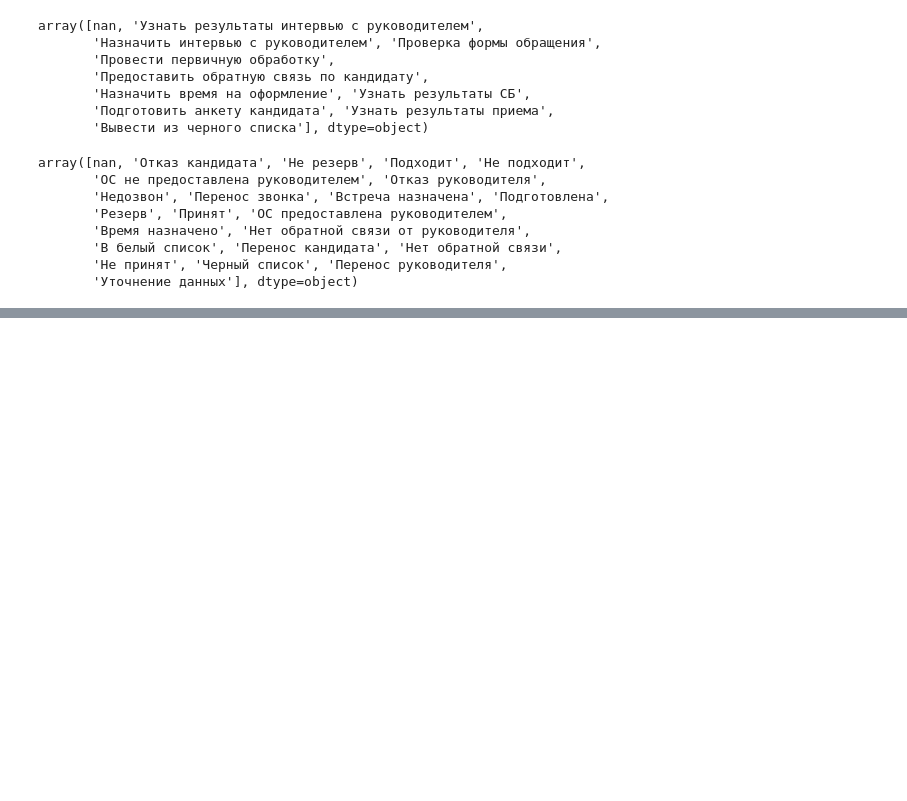
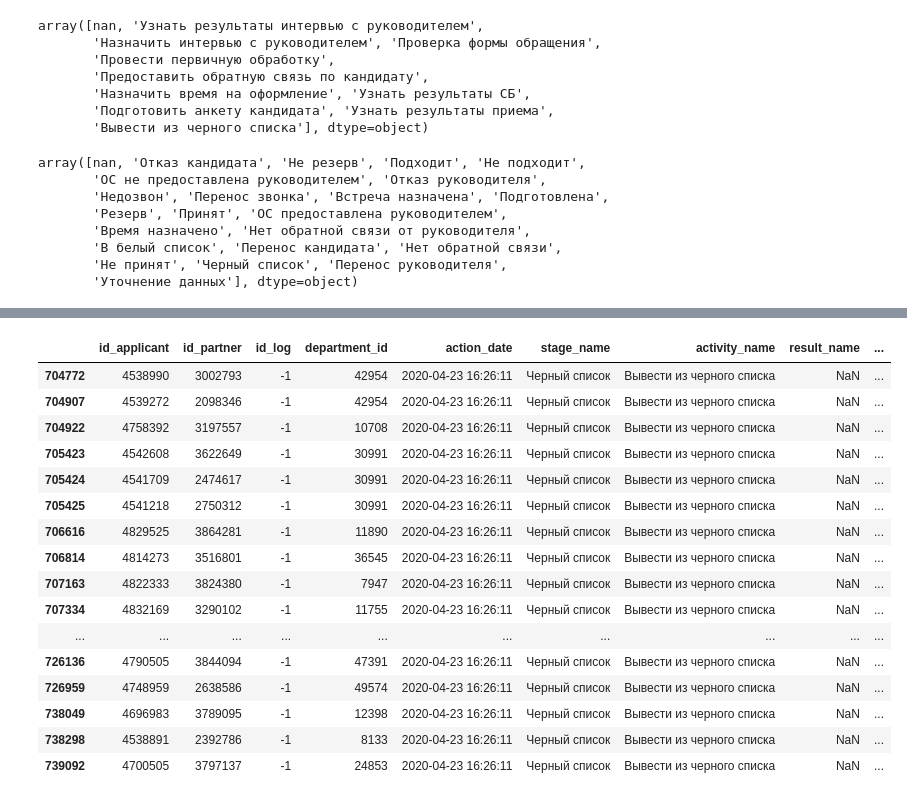
Before and after one commit to Timkasyan/NIR_group_1, a Jupyter notebook: nir_project.ipynb, the cells around one changed output, grey strips where cells are left out. Saved outputs shown, nothing was run; the diff lists cells and outputs as text; code cells hidden in the pictures; blank space fills up the shorter version.

```diff
--- a/nir_project.ipynb
+++ b/nir_project.ipynb
@@ -415,0 +228,2 @@ df[df['id_applicant'] == 4811435].drop(['id_log', 'is_active_action', 'is_open_a
+# %%
+df = df.drop(df[(df['stage_name'] == 'Интервью с руководителем') & (df['result_name'] == 'ОС предоставлена руководителем')].index)
@@ -415,0 +277,2 @@ df[df['id_applicant'] == 4811435].drop(['id_log', 'is_active_action', 'is_open_a
+# %%
+df = df.drop(df[(df['stage_name'] == 'Интервью с руководителем') & (df['activity_name'] == 'Назначить интервью с руководителем') & (df['result_name'] == 'Подходит')].index)
@@ -415,0 +315,2 @@ df[df['id_applicant'] == 4811435].drop(['id_log', 'is_active_action', 'is_open_a
+# %%
+df = df.drop(df[(df['stage_name'] == 'Обработка') & (df['activity_name'] == 'Проверка формы обращения') & (df['result_name'] == 'Подходит')].index)
@@ -415,0 +337,2 @@ df[df['id_applicant'] == 4811435].drop(['id_log', 'is_active_action', 'is_open_a
+# %%
+df.loc[(df['stage_name'] == 'Оформление') & (df['activity_name'] == 'Узнать результаты приема'), 'activity_name'] = 'Узнать результаты интервью с руководителем'
@@ -415,0 +388,20 @@ df[df['id_applicant'] == 4811435].drop(['id_log', 'is_active_action', 'is_open_a
+# %%
+df[(df['stage_name'] == 'Черный список')]
+# %% [output]
+|  | id_applicant | id_partner | id_log | department_id | action_date | stage_name | activity_name | result_name | ... |
+| 704772 | 4538990 | 3002793 | -1 | 42954 | 2020-04-23 16:26:11 | Черный список | Вывести из черного списка | NaN | ... |
+| 704907 | 4539272 | 2098346 | -1 | 42954 | 2020-04-23 16:26:11 | Черный список | Вывести из черного списка | NaN | ... |
+| 704922 | 4758392 | 3197557 | -1 | 10708 | 2020-04-23 16:26:11 | Черный список | Вывести из черного списка | NaN | ... |
+| 705423 | 4542608 | 3622649 | -1 | 30991 | 2020-04-23 16:26:11 | Черный список | Вывести из черного списка | NaN | ... |
+| 705424 | 4541709 | 2474617 | -1 | 30991 | 2020-04-23 16:26:11 | Черный список | Вывести из черного списка | NaN | ... |
+| 705425 | 4541218 | 2750312 | -1 | 30991 | 2020-04-23 16:26:11 | Черный список | Вывести из черного списка | NaN | ... |
+| 706616 | 4829525 | 3864281 | -1 | 11890 | 2020-04-23 16:26:11 | Черный список | Вывести из черного списка | NaN | ... |
+| 706814 | 4814273 | 3516801 | -1 | 36545 | 2020-04-23 16:26:11 | Черный список | Вывести из черного списка | NaN | ... |
+| 707163 | 4822333 | 3824380 | -1 | 7947 | 2020-04-23 16:26:11 | Черный список | Вывести из черного списка | NaN | ... |
+| 707334 | 4832169 | 3290102 | -1 | 11755 | 2020-04-23 16:26:11 | Черный список | Вывести из черного списка | NaN | ... |
+| ... | ... | ... | ... | ... | ... | ... | ... | ... | ... |
+| 726136 | 4790505 | 3844094 | -1 | 47391 | 2020-04-23 16:26:11 | Черный список | Вывести из черного списка | NaN | ... |
+| 726959 | 4748959 | 2638586 | -1 | 49574 | 2020-04-23 16:26:11 | Черный список | Вывести из черного списка | NaN | ... |
+| 738049 | 4696983 | 3789095 | -1 | 12398 | 2020-04-23 16:26:11 | Черный список | Вывести из черного списка | NaN | ... |
+| 738298 | 4538891 | 2392786 | -1 | 8133 | 2020-04-23 16:26:11 | Черный список | Вывести из черного списка | NaN | ... |
+| 739092 | 4700505 | 3797137 | -1 | 24853 | 2020-04-23 16:26:11 | Черный список | Вывести из черного списка | NaN | ... |
```
Also changed, not shown: parts of 81 cells of this notebook, 3 other files.
